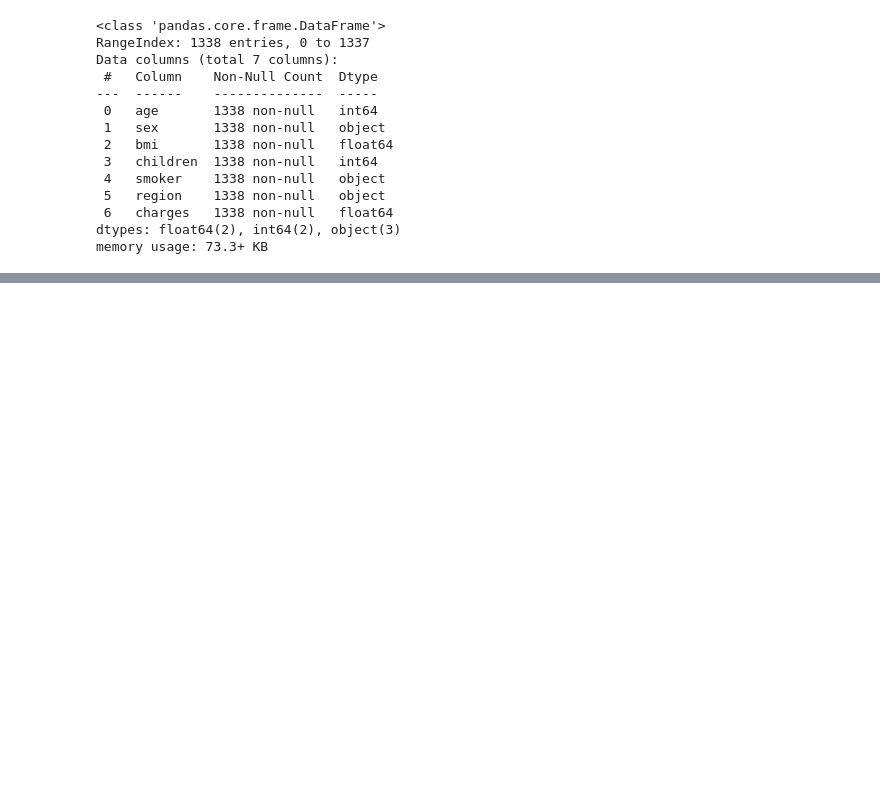
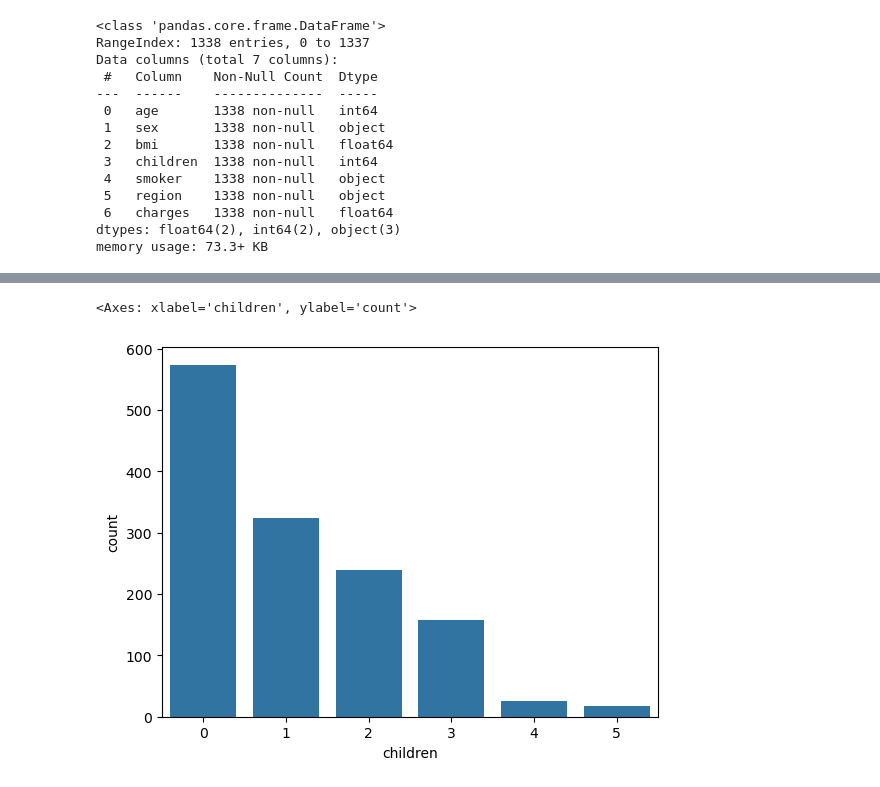
Before and after one commit to Ganeshbeldar015/Insurance-, a Jupyter notebook: Untitled.ipynb, the cells around one changed output, grey strips where cells are left out. Saved outputs shown, nothing was run; the diff lists cells and outputs as text; code cells hidden in the pictures; blank space fills up the shorter version.

```diff
--- a/Untitled.ipynb
+++ b/Untitled.ipynb
@@ -58,0 +96,5 @@ memory usage: 73.3+ KB
+# %%
+sns.countplot( x = df["children"])
+# %% [output]
+<Axes: xlabel='children', ylabel='count'>
+[figure, added]
```
Also changed, not shown: parts of 45 cells of this notebook.
